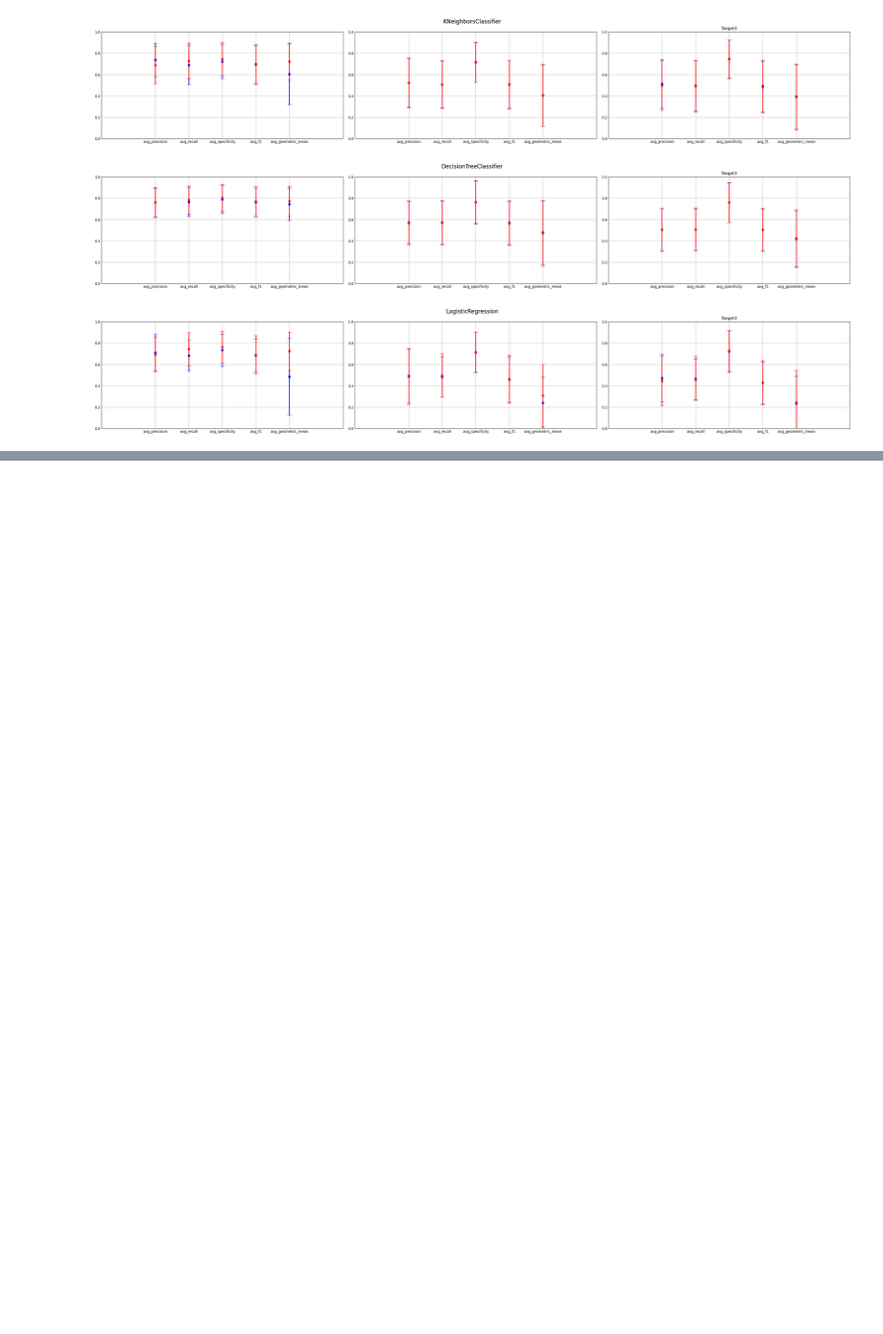
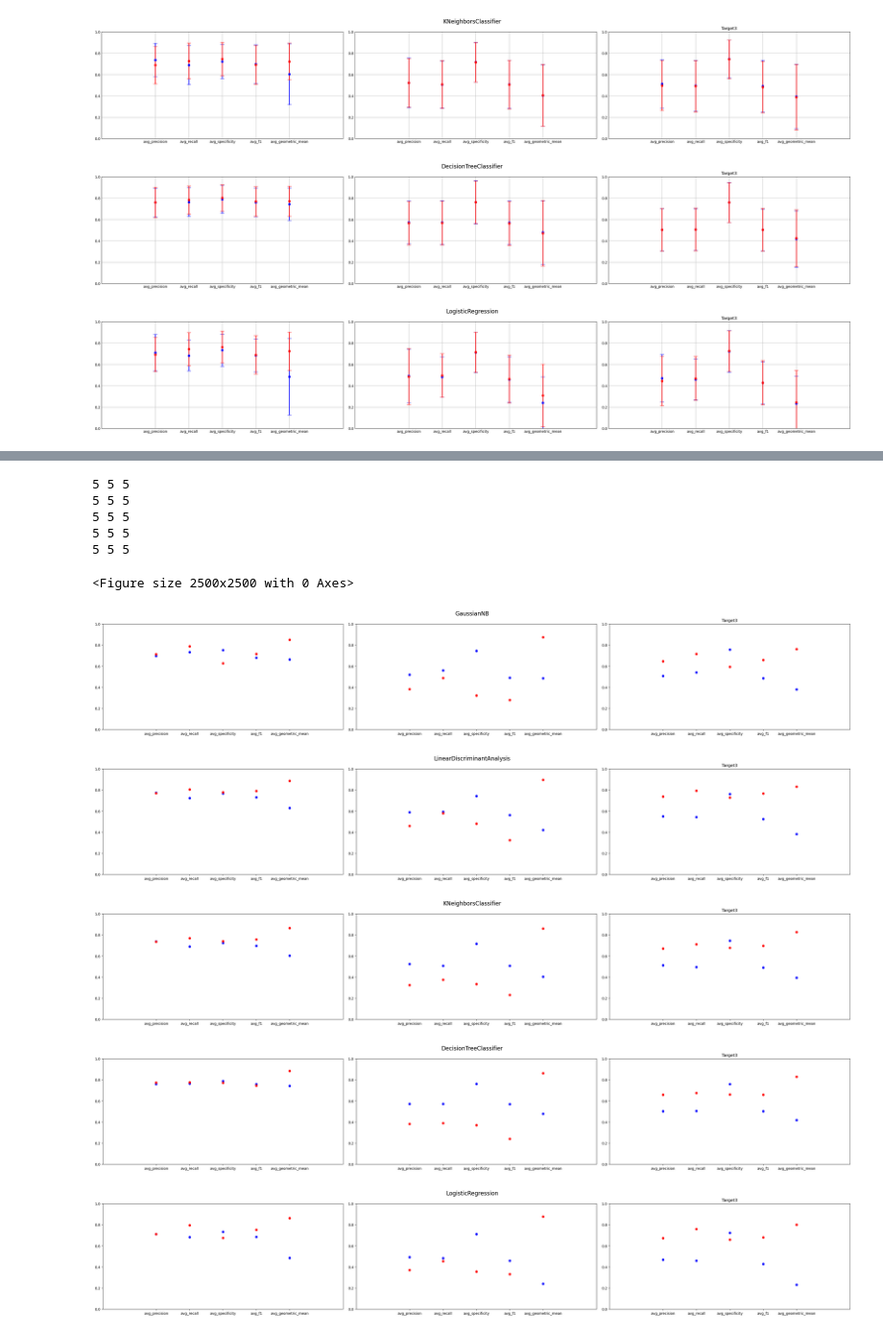
Before and after one commit to Logan-Rose/Active-Learning-With-Imbalance, a Jupyter notebook: baseNotebook.ipynb, the cells around one changed output, grey strips where cells are left out. Shown: that part at 96% size. Cells and saved outputs as stored; diff of their text form; code cells hidden in the pictures; blank space fills up the shorter version.

```diff
--- a/baseNotebook.ipynb
+++ b/baseNotebook.ipynb
@@ -821,0 +1037,75 @@ df.corr().to_csv(path_or_buf=f'./out/mushroom_correlation.csv')
+# %%
+
+plt.figure(figsize=(25, 25), dpi=100)
+learners = list(aggregateMetrics.keys())
+for i in range(len(learners)):
+  learner = learners[i]
+  metrics = ['avg_precision', 'avg_recall', 'avg_specificity', 'avg_f1', 'avg_geometric_mean']
+
+  t1= aggregateMetrics[learner].iloc[0].values
+  t1StandardDev = aggregateStandardDev[learner].iloc[0].values
+
+  t1Adjusted = aggregateMetricsAdjusted[learner].iloc[0].values
+  t1AdjustedStandardDev = aggregateStandardDevAdjusted[learner].iloc[0].values
+
+  t2= aggregateMetrics[learner].iloc[1].values
+  t2Adjusted = aggregateMetricsAdjusted[learner].iloc[1].values
+
+  t2StandardDev = aggregateStandardDev[learner].iloc[1].values
+  t2AdjustedStandardDev = aggregateStandardDevAdjusted[learner].iloc[1].values
+
+  t3= aggregateMetrics[learner].iloc[2].values
+  t3Adjusted = aggregateMetricsAdjusted[learner].iloc[2].values
+
+  t3StandardDev = aggregateStandardDev[learner].iloc[2].values
+  t3AdjustedStandardDev = aggregateStandardDevAdjusted[learner].iloc[2].values
+
+  fig, axs = plt.subplots(1, 3, constrained_layout=True)
+  fig.suptitle(learner, fontsize=16)
+  fig.set_figwidth(30)
+  fig.set_figheight(5)
+  print(len(metrics), len(t1), len(t1Adjusted))
+  axs[0].set(xmargin= 0.4, ylim=(0, 1))
+  # axs[0].errorbar(metrics, t1, yerr=t1StandardDev, fmt='bo', linewidth=2, capsize=6)
+  # axs[0].errorbar(metrics, t1Adjusted, yerr=t1AdjustedStandardDev ,fmt='ro', linewidth=2, capsize=6)
+  axs[0].errorbar(metrics, t1, fmt='bo', linewidth=2, capsize=6)
+  axs[0].errorbar(metrics, t1Adjusted ,fmt='ro', linewidth=2, capsize=6)
+
+  plt.title('Target1')
+
+  axs[1].set(xmargin= 0.4, ylim=(0, 1))
+  # axs[1].errorbar(metrics, t2, yerr=t2StandardDev, fmt='bo', linewidth=2, capsize=6)
+  # axs[1].errorbar(metrics, t2Adjusted, yerr=t2AdjustedStandardDev, fmt='ro', linewidth=2, capsize=6)
+  axs[1].errorbar(metrics, t2, fmt='bo', linewidth=2, capsize=6)
+  axs[1].errorbar(metrics, t2Adjusted, fmt='ro', linewidth=2, capsize=6)
+  plt.title('Target2')
+
+  axs[2].set(xmargin= 0.4, ylim=(0, 1))
+  # axs[2].errorbar(metrics, t3, yerr=t3StandardDev, fmt='bo', linewidth=2, capsize=6)
+  # axs[2].errorbar(metrics, t3Adjusted, yerr=t3AdjustedStandardDev, fmt='ro', linewidth=2, capsize=6)
+  axs[2].errorbar(metrics, t3, fmt='bo', linewidth=2, capsize=6)
+  axs[2].errorbar(metrics, t3Adjusted, fmt='ro', linewidth=2, capsize=6)
+
+  plt.title('Target3')
+
+plt.subplots_adjust(left=0.0,
+                    bottom=0.0,
+                    right=1,
+                    top=0.9,
+                    wspace=0.4,
+                    hspace=0.4)
+plt.show()
+
+# print('-------------------------------')
+# %% [output]
+5 5 5
+5 5 5
+5 5 5
+5 5 5
+5 5 5
+<Figure size 2500x2500 with 0 Axes>
+[figure, added]
+[figure, added]
+[figure, added]
+[figure, added]
+[figure, added]
```
Also changed, not shown: parts of 6 cells of this notebook, 5 other files.
